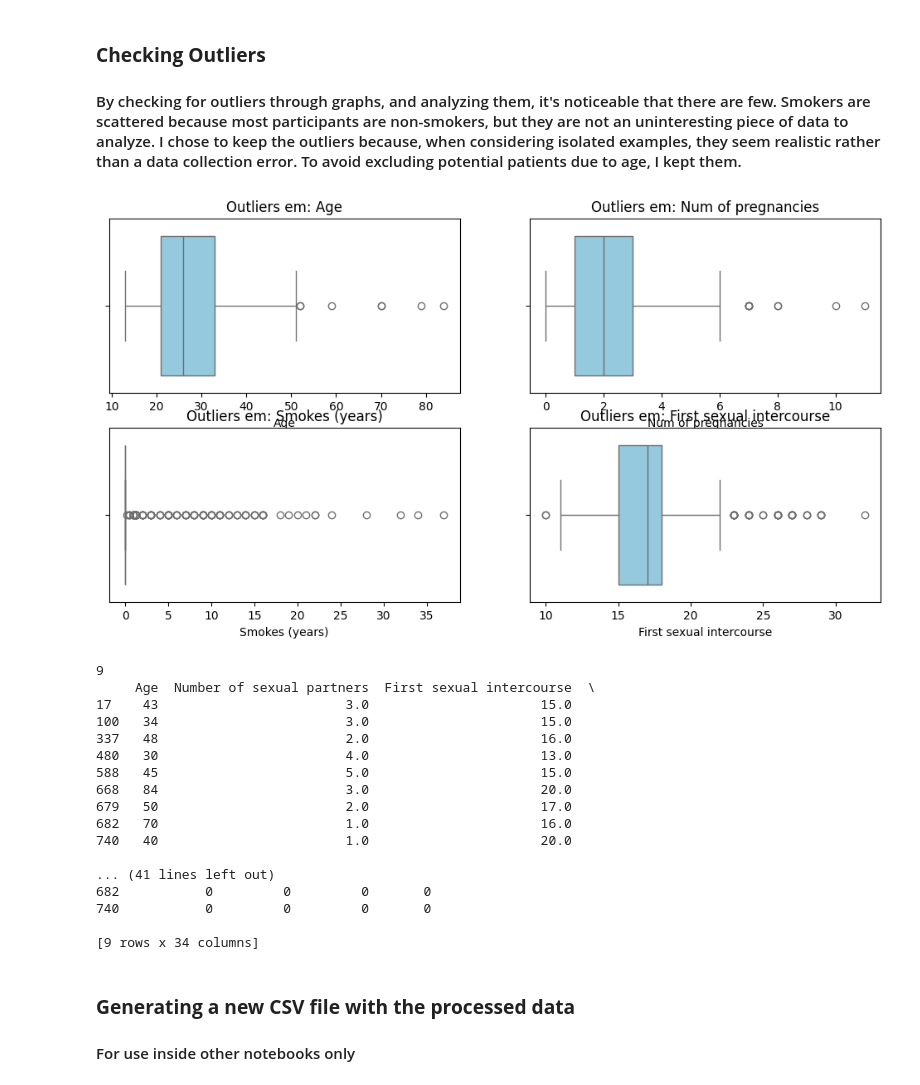
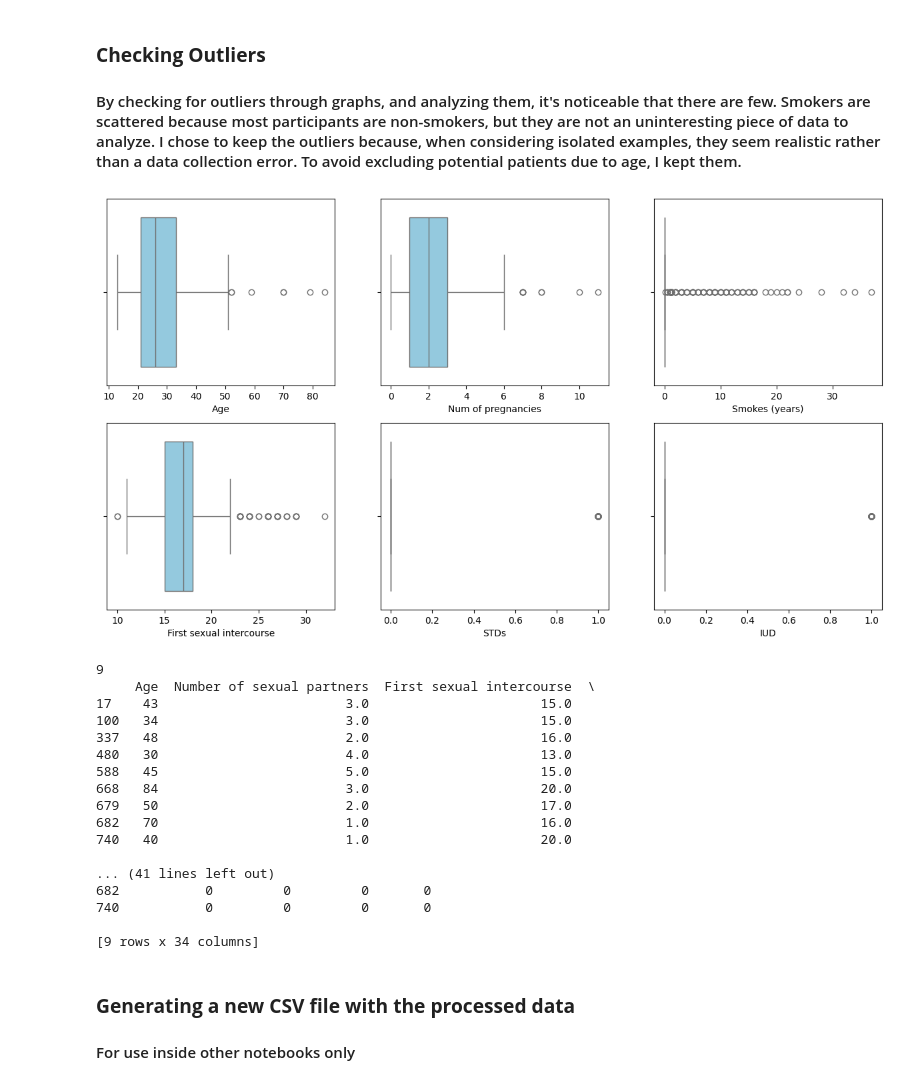
Before and after one commit to GabrielH20/Projeto-Kaggle-IA, a Jupyter notebook: notebooks/note_tratamento_dados.ipynb, the cells around one changed output. Saved outputs shown, nothing was run; the diff lists cells and outputs as text; code cells hidden in the pictures.

```diff
--- a/notebooks/note_tratamento_dados.ipynb
+++ b/notebooks/note_tratamento_dados.ipynb
@@ -233,23 +233,22 @@ dtype: int64
 <h4>By checking for outliers through graphs, and analyzing them, it's noticeable that there are few. Smokers are scattered because most participants are non-smokers, but they are not an uninteresting piece of data to analyze. I chose to keep the outliers because, when considering isolated examples, they seem realistic rather than a data collection error. To avoid excluding potential patients due to age, I kept them.</h4>
 # %%
 # Lista de colunas com dados interessantes e que podem variar muito
-colunas_foco = ['Age', 'Num of pregnancies', 'Smokes (years)', 'First sexual intercourse']
+colunas_foco = ['Age', 'Num of pregnancies', 'Smokes (years)', 'First sexual intercourse','STDs','IUD']
 
 # Criando os gráficos
-plt.figure(figsize=(12, 6))
+plt.figure(figsize=(15, 8))
 
 for i, coluna in enumerate(colunas_foco):
-    plt.subplot(2, 2, i + 1) # Cria uma grade 2x2 de gráficos
+    plt.subplot(2, 3, i + 1) # Cria uma grade 2x2 de gráficos
     sns.boxplot(x=df_preenchido[coluna], color='skyblue')
-    plt.title(f'Outliers em: {coluna}')
 plt.show()
 outliers_numbers_of_pregnancies = df_preenchido[df_preenchido['Num of pregnancies'] > 6]
 
 print(len(outliers_numbers_of_pregnancies))
 print(outliers_numbers_of_pregnancies)
 #Manterei os outlines e utilizarei RobustScaler
 # %% [output]
-[figure, old version]
+[figure, new version]
 9
      Age  Number of sexual partners  First sexual intercourse  \
 17    43                        3.0                      15.0
```
Also changed, not shown: 4 other files.
